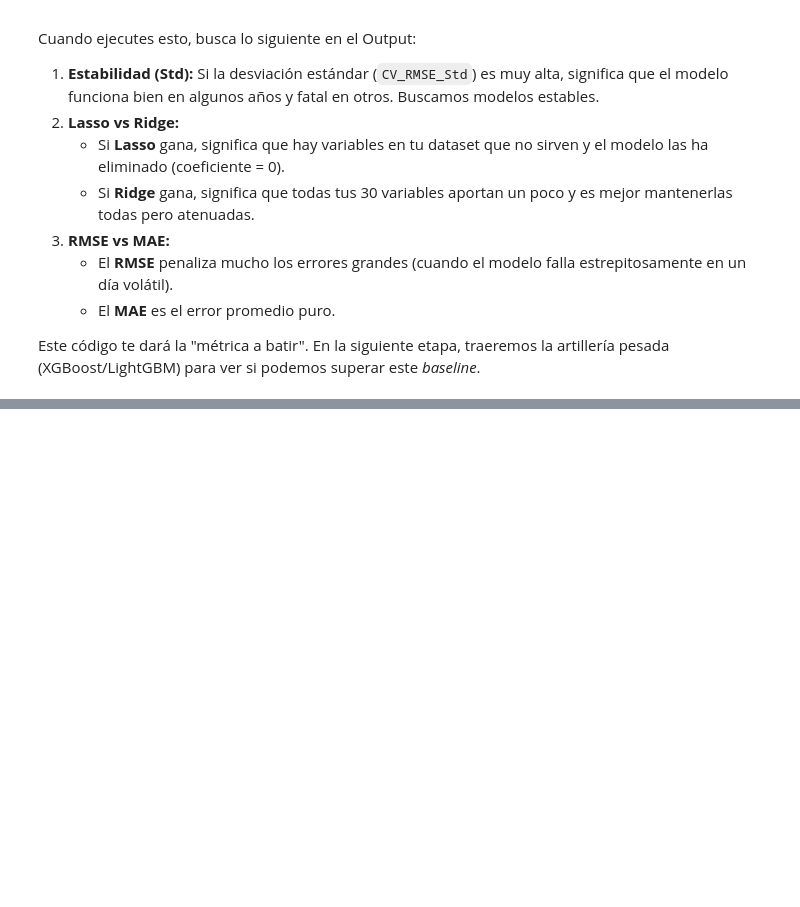
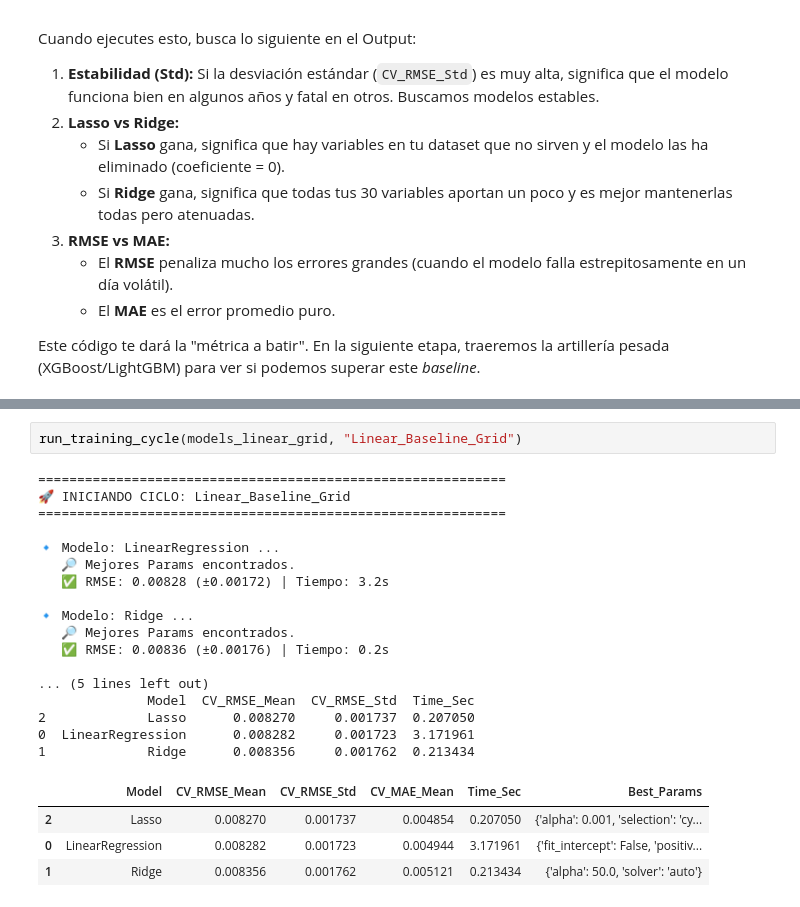
Before and after one commit to sebastianmalbaceda/gold-price-prediction, a Jupyter notebook: notebooks/gold-price-prediction.ipynb, the cells around one changed output, grey strips where cells are left out. Drawn from its saved outputs; the diff is of its cells as text; blank space fills up the shorter version.

```diff
--- a/notebooks/gold-price-prediction.ipynb
+++ b/notebooks/gold-price-prediction.ipynb
@@ -4875,0 +4898,24 @@ Cargando datos de Test...
+# %%
+run_training_cycle(models_linear_grid, "Linear_Baseline_Grid")
+# %% [output]
+============================================================
+🚀 INICIANDO CICLO: Linear_Baseline_Grid
+============================================================
+
+🔹 Modelo: LinearRegression ...
+   🔎 Mejores Params encontrados.
+   ✅ RMSE: 0.00828 (±0.00172) | Tiempo: 3.2s
+
+🔹 Modelo: Ridge ...
+   🔎 Mejores Params encontrados.
+   ✅ RMSE: 0.00836 (±0.00176) | Tiempo: 0.2s
+
+... (5 lines left out)
+              Model  CV_RMSE_Mean  CV_RMSE_Std  Time_Sec
+2             Lasso      0.008270     0.001737  0.207050
+0  LinearRegression      0.008282     0.001723  3.171961
+1             Ridge      0.008356     0.001762  0.213434
+|  | Model | CV_RMSE_Mean | CV_RMSE_Std | CV_MAE_Mean | Time_Sec | Best_Params |
+| 2 | Lasso | 0.008270 | 0.001737 | 0.004854 | 0.207050 | {'alpha': 0.001, 'selection': 'cy... |
+| 0 | LinearRegression | 0.008282 | 0.001723 | 0.004944 | 3.171961 | {'fit_intercept': False, 'positiv... |
+| 1 | Ridge | 0.008356 | 0.001762 | 0.005121 | 0.213434 | {'alpha': 50.0, 'solver': 'auto'} |
```
Also changed, not shown: parts of 21 cells of this notebook, 1 other file.
